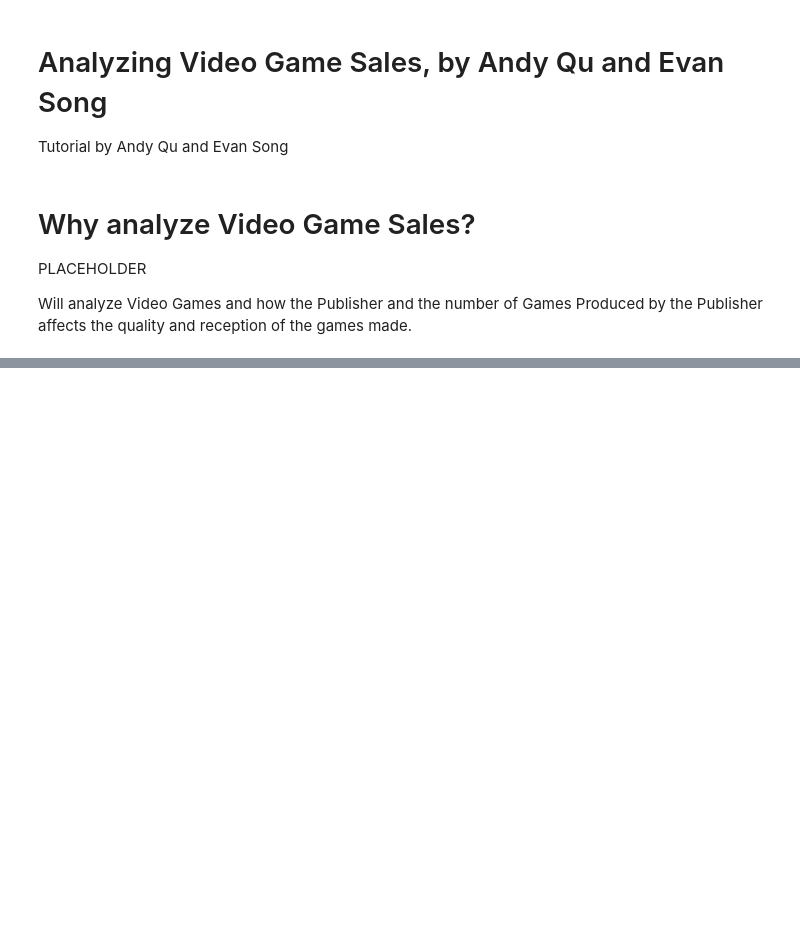
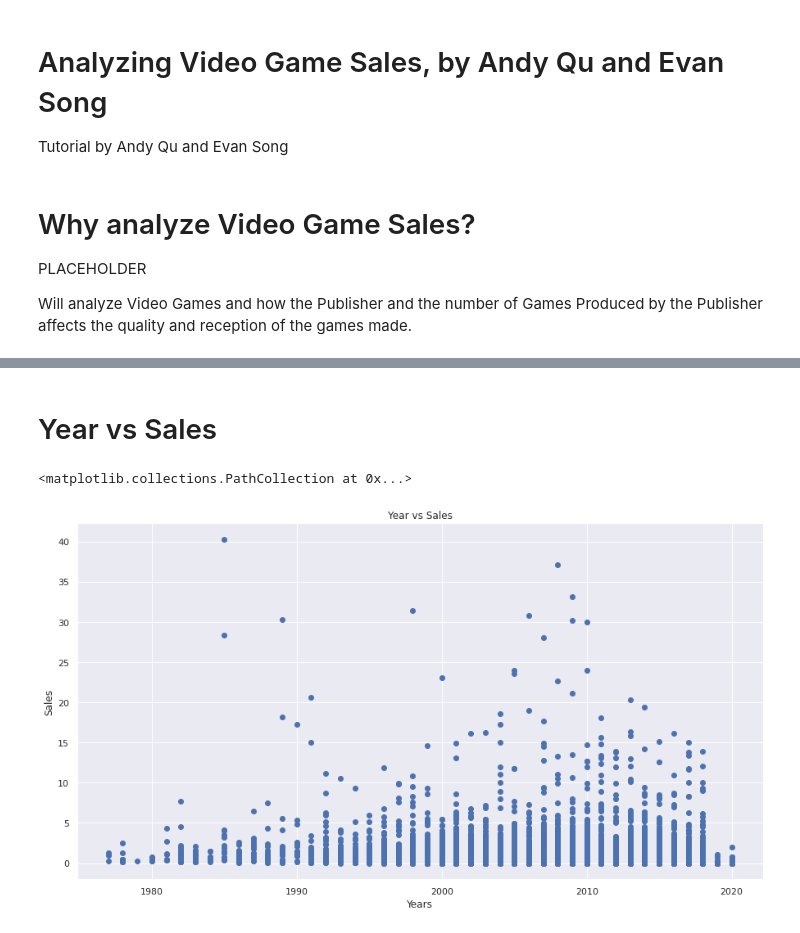
Before and after one commit to toastymcvoid/toastymcvoid.github.io, a Jupyter notebook: Final Project.ipynb, the cells around one changed output, grey strips where cells are left out. Cells and saved outputs as stored; diff of their text form; code cells hidden in the pictures; blank space fills up the shorter version.

```diff
--- a/Final Project.ipynb
+++ b/Final Project.ipynb
@@ -168,0 +135,18 @@ plt.scatter(x_scatter, y_scatter)
+# %% [markdown]
+# Year vs Sales
+# %%
+year_df = df.dropna(subset=['Year'])
+year_df = year_df[year_df.Name != 'Wii Sports']
+year_df = year_df[year_df.Publisher != 'PUBG Corporation']
+year_df = year_df[year_df.Year != 1970]
+
+X = year_df['Year']
+Y = year_df['Total_Sales']
+plt.figure(figsize=(15, 8))
+plt.title("Year vs Sales")
+plt.xlabel("Years")
+plt.ylabel("Sales")
+plt.scatter(X, Y)
+# %% [output]
+<matplotlib.collections.PathCollection at 0x...>
+[figure, added]
```
Also changed, not shown: parts of 30 cells of this notebook, 2 other files.
